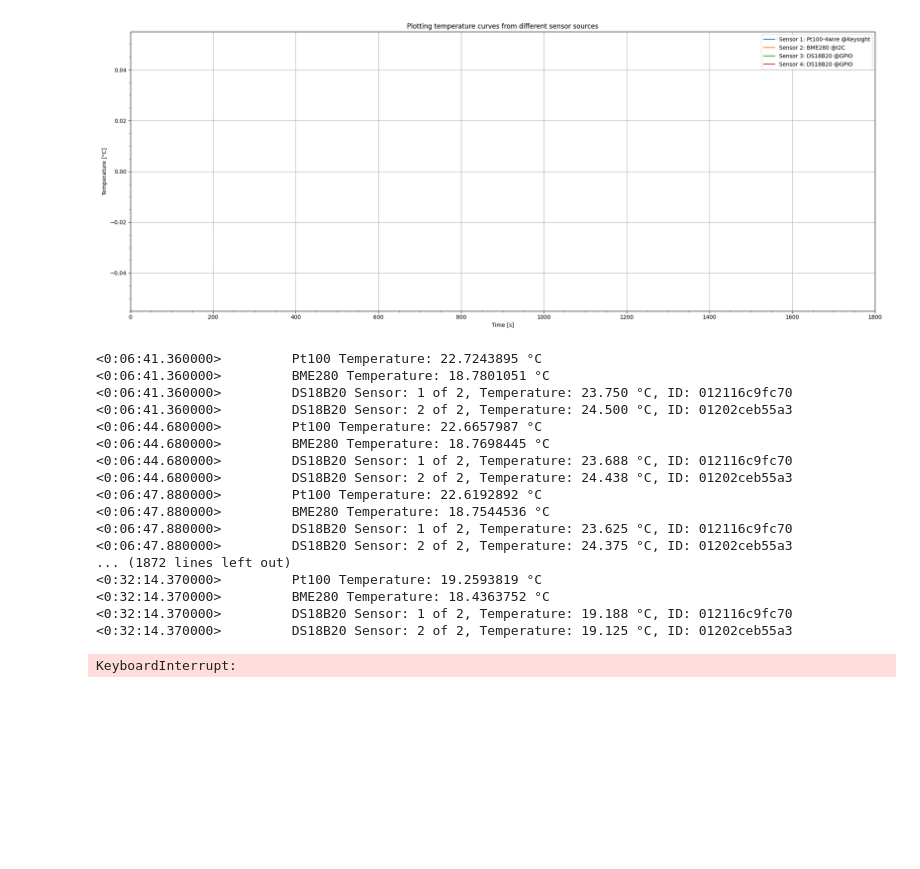
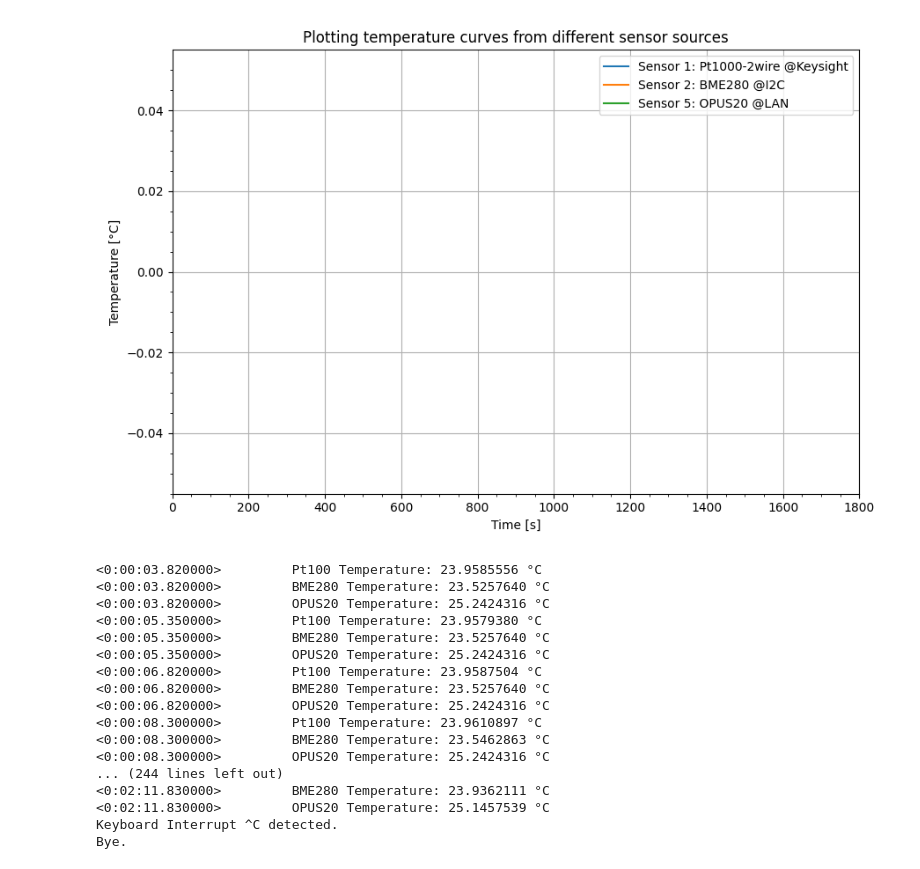
Before and after one commit to urmel79/Jupyter_PyVisa_Lab, a Jupyter notebook: TemperatureLivePlot.ipynb, the cells around one changed output. Drawn from its saved outputs; the diff is of its cells as text; code cells hidden in the pictures; blank space fills up the shorter version.

Commit message:
added new temperature source from OPUS20 for plotting

```diff
--- a/TemperatureLivePlot.ipynb
+++ b/TemperatureLivePlot.ipynb
@@ -15,23 +15,26 @@ import datetime
 # %%
 # flags to activate/deactivate temperature measurement sources
 ENABLED_KEYSIGHT_DMM = True
-ENABLED_DS18B20_GPIO = True
+ENABLED_DS18B20_GPIO = False
 ENABLED_BME280_I2C = True
+ENABLED_OPUS20 = True
 
 # initialize the array storing the labels of temperature measurement sources
 temp_measurement_sources_arr = []
 # %%
 if ENABLED_KEYSIGHT_DMM:
-    KEYSIGHT_IP = '192.168.12.150'
-    #KEYSIGHT_IP = '192.168.10.113'
-    KEYSIGHT_TEMP_CONF = '01_PT100_4WIRE'
-    KEYSIGHT_TEMP_LABEL = 'Sensor 1: Pt100-4wire @Keysight'
+    #KEYSIGHT_IP = '192.168.12.150'
+    KEYSIGHT_IP = '192.168.10.113'
+    #KEYSIGHT_TEMP_CONF = '01_PT100_4WIRE'
+    #KEYSIGHT_TEMP_LABEL = 'Sensor 1: Pt100-4wire @Keysight'
+    KEYSIGHT_TEMP_CONF = '02_PT1000_2WIRE'
+    KEYSIGHT_TEMP_LABEL = 'Sensor 1: Pt1000-2wire @Keysight'
 
     temp_measurement_sources_arr.append(KEYSIGHT_TEMP_LABEL)
 # %%
 if ENABLED_BME280_I2C:
     # i2c bus device /dev/i2c-11 or /dev/i2c-22
-    BME280_I2C_BUS_DEV = 22
+    BME280_I2C_BUS_DEV = 11
     # i2c address of BME280 on i2c bus
     BME280_I2C_ADDR = 0x76
     BME280_TEMP_LABEL = 'Sensor 2: BME280 @I2C'
@@ -44,6 +47,12 @@ if ENABLED_DS18B20_GPIO:
 
     temp_measurement_sources_arr.append(DS18B20_GPIO_TEMP_LABEL_1)
     temp_measurement_sources_arr.append(DS18B20_GPIO_TEMP_LABEL_2)
+# %%
+if ENABLED_OPUS20:
+    OPUS20_IP = '192.168.10.157'
+    OPUS20_TEMP_LABEL = 'Sensor 5: OPUS20 @LAN'
+
+    temp_measurement_sources_arr.append(OPUS20_TEMP_LABEL)
 # %%
 temp_measurement_sources_arr
 # %% [output]
@@ -104,6 +115,9 @@ if ENABLED_BME280_I2C:
     i2c_bus_dev = smbus2.SMBus(BME280_I2C_BUS_DEV)
     bme280_calibration_params = bme280.load_calibration_params(i2c_bus_dev, BME280_I2C_ADDR)
 
+if ENABLED_OPUS20:
+    o20 = Opus20(OPUS20_IP)
+
 # get starting time
 time_start_sec = float("{:.2f}".format(time.time()))
 
@@ -115,7 +129,7 @@ for idx, label in enumerate(temp_measurement_sources_arr):
 
 plt.ioff()
 
-fig, ax = plt.subplots(figsize=(20,8))
+fig, ax = plt.subplots(figsize=(9,6))
 fig.canvas.header_visible = False
 fig.canvas.layout.min_height = '400px'
 
@@ -127,34 +141,34 @@ xlim_left = 0
 xlim_span = 1800 # 0.5 h
 xlim_right = xlim_left + xlim_span
 xlim_scroll = xlim_span - 10
 
 ax.set_xlim(xlim_left, xlim_right)
 
 # create list of line objects
 line_objects_arr = []
 for idx, val in enumerate(temp_measurement_sources_arr):
     line_objects_arr.append('line_temp_'+str(idx))
 
 # dynamically create line objects by list
 for idx, val in enumerate(line_objects_arr):
     line_objects_arr[idx], = ax.plot(df_meas_values['Time [s]'], df_meas_values[temp_measurement_sources_arr[idx]+' [°C]'], label=temp_measurement_sources_arr[idx])
 
 ax.grid(True)
 ax.set_xlabel('Time [s]')
 ax.set_ylabel('Temperature [°C]')
 ax.minorticks_on()
 
 plt.subplots_adjust(left=0.1, right=0.9, top=0.9, bottom=0.1)
 
 plt.legend()
 plt.tight_layout()
 
 fig.canvas.draw()
 fig.canvas.flush_events()
 
 display(fig.canvas)
 # %% [output]
-[figure, old version]
+[figure, new version]
 # %%
 #display(fig.canvas)
 
@@ -188,6 +202,12 @@ while True:
                 values_row.append(temp_array[i])
                 i += 1
 
+        if ENABLED_OPUS20:
+            # retrieve temperature values from OPUS20 (channel '100' holds current temperature)
+            temp_o20 = o20.multi_channel_value([100])
+            print("<{}>\t OPUS20 Temperature: {:.7f} °C".format(timestamp_str, temp_o20[0]))
+            values_row.append(temp_o20[0])
+
         dataframe_add_row(df_meas_values, values_row)
 
         # when the right edge of the canvas is reached, the canvas should continue to scroll to the left
@@ -220,7 +240,7 @@ while True:
         # iterate over the list holding the line objects and set new x- and y-values
         for idx, val in enumerate(line_objects_arr):
             line_objects_arr[idx].set_xdata(df_meas_values['Time [s]'])
-            line_objects_arr[idx].set_ydata(df_meas_values[temp_measurement_sources_arr[idx4]+' [°C]'])
+            line_objects_arr[idx].set_ydata(df_meas_values[temp_measurement_sources_arr[idx]+' [°C]'])
 
         #ax.relim()
         #ax.autoscale_view()
@@ -231,28 +251,34 @@ while True:
         time.sleep(INTERVAL)
 
     except:
+        if ENABLED_KEYSIGHT_DMM:
+            dmm.closeConnection()
+
+        # The OPUS20 takes it very badly if the connection is not disconnected cleanly ...
+        if ENABLED_OPUS20:
+            o20.disconnect()
+
         print("Keyboard Interrupt ^C detected.")
         print("Bye.")
         break
 # %% [output]
-<0:06:41.360000>         Pt100 Temperature: 22.7243895 °C
-<0:06:41.360000>         BME280 Temperature: 18.7801051 °C
-<0:06:41.360000>         DS18B20 Sensor: 1 of 2, Temperature: 23.750 °C, ID: 012116c9fc70
-<0:06:41.360000>         DS18B20 Sensor: 2 of 2, Temperature: 24.500 °C, ID: 01202ceb55a3
-<0:06:44.680000>         Pt100 Temperature: 22.6657987 °C
-<0:06:44.680000>         BME280 Temperature: 18.7698445 °C
-<0:06:44.680000>         DS18B20 Sensor: 1 of 2, Temperature: 23.688 °C, ID: 012116c9fc70
-<0:06:44.680000>         DS18B20 Sensor: 2 of 2, Temperature: 24.438 °C, ID: 01202ceb55a3
-<0:06:47.880000>         Pt100 Temperature: 22.6192892 °C
-<0:06:47.880000>         BME280 Temperature: 18.7544536 °C
-<0:06:47.880000>         DS18B20 Sensor: 1 of 2, Temperature: 23.625 °C, ID: 012116c9fc70
-<0:06:47.880000>         DS18B20 Sensor: 2 of 2, Temperature: 24.375 °C, ID: 01202ceb55a3
-... (1872 lines left out)
-<0:32:14.370000>         Pt100 Temperature: 19.2593819 °C
-<0:32:14.370000>         BME280 Temperature: 18.4363752 °C
-<0:32:14.370000>         DS18B20 Sensor: 1 of 2, Temperature: 19.188 °C, ID: 012116c9fc70
-<0:32:14.370000>         DS18B20 Sensor: 2 of 2, Temperature: 19.125 °C, ID: 01202ceb55a3
+<0:00:03.820000>         Pt100 Temperature: 23.9585556 °C
+<0:00:03.820000>         BME280 Temperature: 23.5257640 °C
+<0:00:03.820000>         OPUS20 Temperature: 25.2424316 °C
+<0:00:05.350000>         Pt100 Temperature: 23.9579380 °C
+<0:00:05.350000>         BME280 Temperature: 23.5257640 °C
+<0:00:05.350000>         OPUS20 Temperature: 25.2424316 °C
+<0:00:06.820000>         Pt100 Temperature: 23.9587504 °C
+<0:00:06.820000>         BME280 Temperature: 23.5257640 °C
+<0:00:06.820000>         OPUS20 Temperature: 25.2424316 °C
+<0:00:08.300000>         Pt100 Temperature: 23.9610897 °C
+<0:00:08.300000>         BME280 Temperature: 23.5462863 °C
+<0:00:08.300000>         OPUS20 Temperature: 25.2424316 °C
+... (244 lines left out)
+<0:02:11.830000>         BME280 Temperature: 23.9362111 °C
+<0:02:11.830000>         OPUS20 Temperature: 25.1457539 °C
+Keyboard Interrupt ^C detected.
+Bye.
-KeyboardInterrupt:
 # %%
 df_meas_values
 # %% [output]
```
Also changed, not shown: parts of 3 cells of this notebook.
